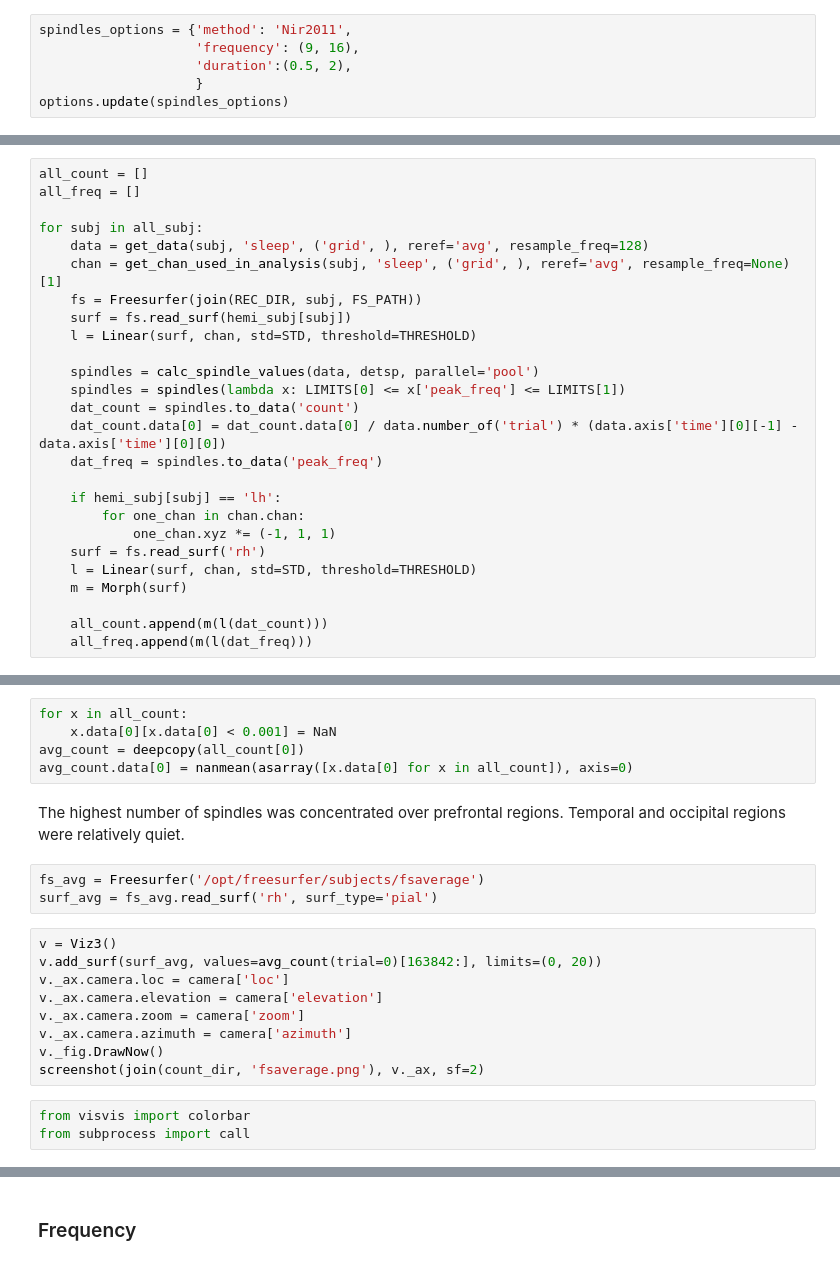
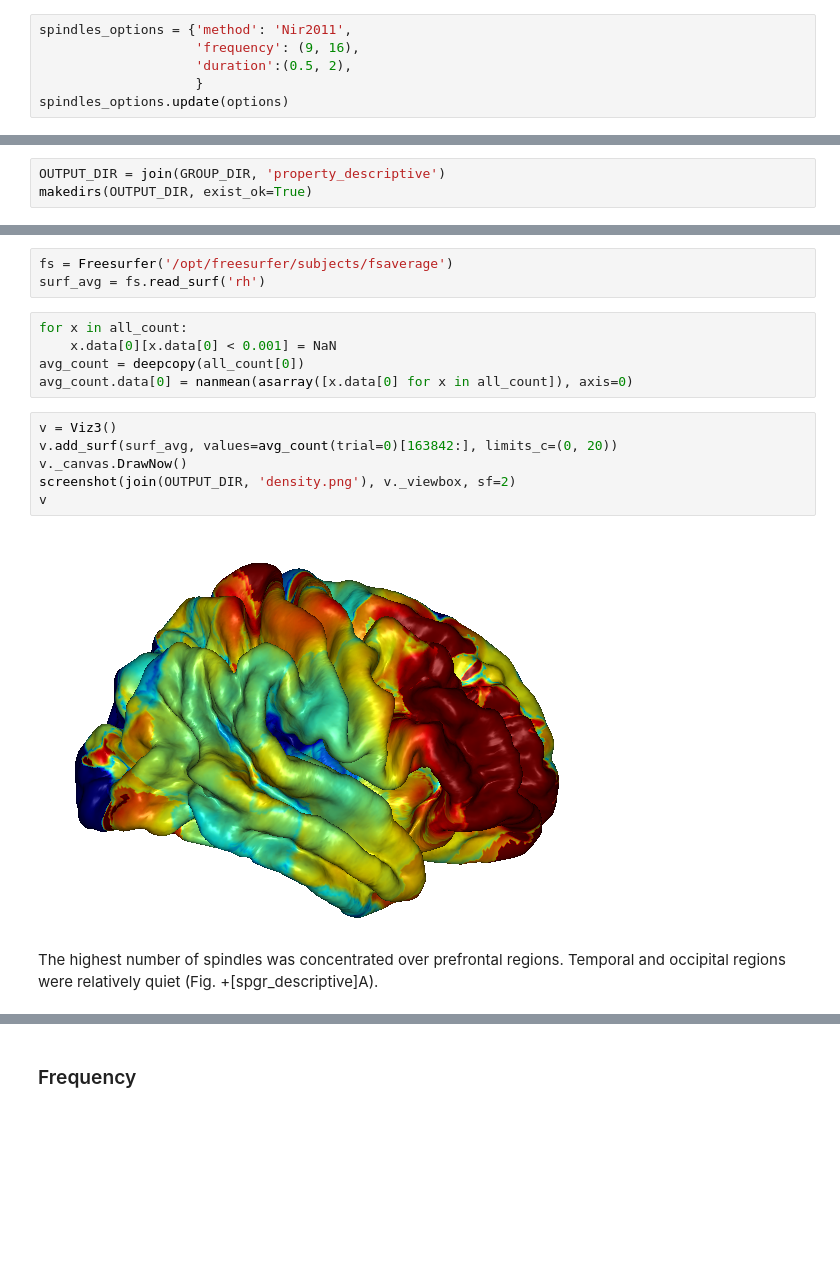
Before and after one commit to gpiantoni/spgr, a Jupyter notebook: spindle_property.ipynb, the cells around one changed output, grey strips where cells are left out. Drawn from its saved outputs; the diff is of its cells as text; blank space fills up the shorter version.

Commit message:
spindle properties descriptive

```diff
--- a/spindle_property.ipynb
+++ b/spindle_property.ipynb
@@ -35,7 +35,7 @@ spindles_options = {'method': 'Nir2011',
                     'frequency': (9, 16),
                     'duration':(0.5, 2),
                     }
-options.update(spindles_options)
+spindles_options.update(options)
 # %%
 STD = 10
 THRESHOLD = 20
@@ -50 +51,4 @@ spindles
+# %%
+OUTPUT_DIR = join(GROUP_DIR, 'property_descriptive')
+makedirs(OUTPUT_DIR, exist_ok=True)
 # %%
@@ -88,28 +199,2 @@ freq_dir = join(GROUP_DIR, 'detected_frequency')
-# %%
-all_count = []
-all_freq = []
-
-for subj in all_subj:
-    data = get_data(subj, 'sleep', ('grid', ), reref='avg', resample_freq=128)
-    chan = get_chan_used_in_analysis(subj, 'sleep', ('grid', ), reref='avg', resample_freq=None)[1]
-    fs = Freesurfer(join(REC_DIR, subj, FS_PATH))
-    surf = fs.read_surf(hemi_subj[subj])
-    l = Linear(surf, chan, std=STD, threshold=THRESHOLD)
-
-    spindles = calc_spindle_values(data, detsp, parallel='pool')
-    spindles = spindles(lambda x: LIMITS[0] <= x['peak_freq'] <= LIMITS[1])
-    dat_count = spindles.to_data('count')
-    dat_count.data[0] = dat_count.data[0] / data.number_of('trial') * (data.axis['time'][0][-1] - data.axis['time'][0][0])
-    dat_freq = spindles.to_data('peak_freq')
-
-    if hemi_subj[subj] == 'lh':
-        for one_chan in chan.chan:
-            one_chan.xyz *= (-1, 1, 1)
-    surf = fs.read_surf('rh')
-    l = Linear(surf, chan, std=STD, threshold=THRESHOLD)
-    m = Morph(surf)
-
-    all_count.append(m(l(dat_count)))
-    all_freq.append(m(l(dat_freq)))
 # %% [markdown]
 ### Spindle Density
@@ -118,24 +209,20 @@ from numpy import asarray, NaN, nanmean
+# %%
+fs = Freesurfer('/opt/freesurfer/subjects/fsaverage')
+surf_avg = fs.read_surf('rh')
 # %%
 for x in all_count:
     x.data[0][x.data[0] < 0.001] = NaN
 avg_count = deepcopy(all_count[0])
 avg_count.data[0] = nanmean(asarray([x.data[0] for x in all_count]), axis=0)
+# %%
+v = Viz3()
+v.add_surf(surf_avg, values=avg_count(trial=0)[163842:], limits_c=(0, 20))
+v._canvas.DrawNow()
+screenshot(join(OUTPUT_DIR, 'density.png'), v._viewbox, sf=2)
+v
+# %% [output]
+[figure, added]
 # %% [markdown]
 The highest number of spindles was concentrated over prefrontal regions.
-Temporal and occipital regions were relatively quiet.
+Temporal and occipital regions were relatively quiet (Fig. +[spgr_descriptive]A).
-# %%
-fs_avg = Freesurfer('/opt/freesurfer/subjects/fsaverage')
-surf_avg = fs_avg.read_surf('rh', surf_type='pial')
-# %%
-v = Viz3()
-v.add_surf(surf_avg, values=avg_count(trial=0)[163842:], limits=(0, 20))
-v._ax.camera.loc = camera['loc']
-v._ax.camera.elevation = camera['elevation']
-v._ax.camera.zoom = camera['zoom']
-v._ax.camera.azimuth = camera['azimuth']
-v._fig.DrawNow()
-screenshot(join(count_dir, 'fsaverage.png'), v._ax, sf=2)
-# %%
-from visvis import colorbar
-from subprocess import call
 # %%
```
Also changed, not shown: parts of 14 cells of this notebook, 4 other files.
